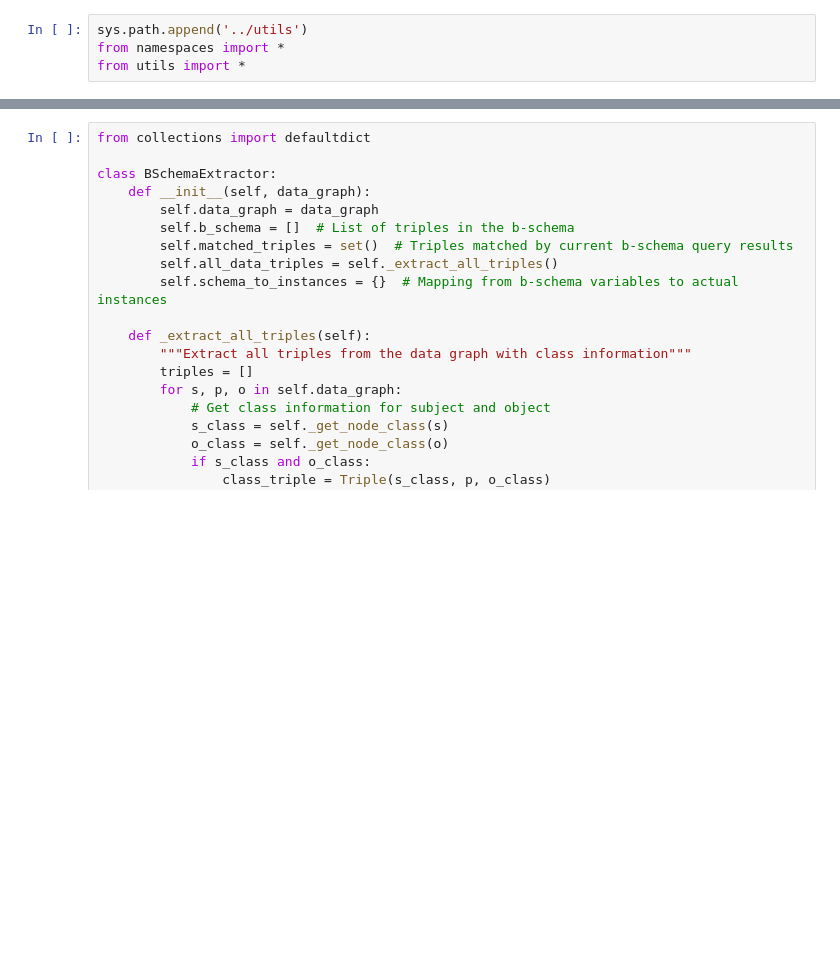
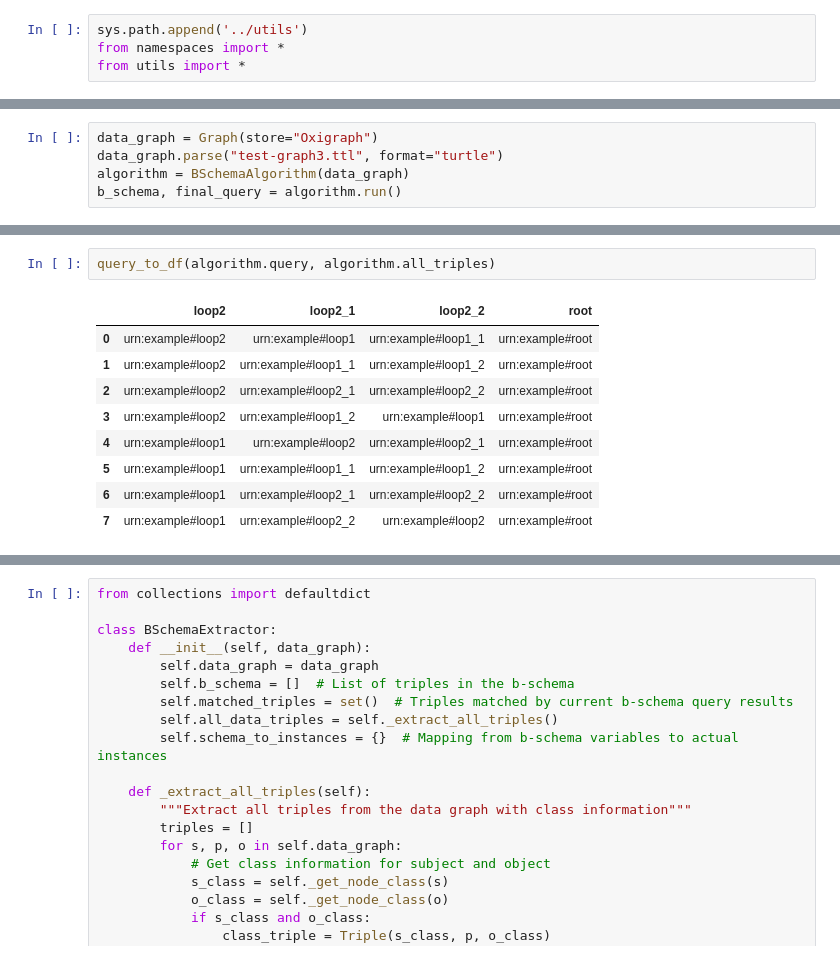
Before and after one commit to lazlop/graph-pattern-id, a Jupyter notebook: from-data-graph/algo.ipynb, the cells around one changed output, grey strips where cells are left out. Saved outputs shown, nothing was run; the diff lists cells and outputs as text; blank space fills up the shorter version.

```diff
--- a/from-data-graph/algo.ipynb
+++ b/from-data-graph/algo.ipynb
@@ -99,0 +402,5 @@ class PatternQuery:
+# %%
+data_graph = Graph(store="Oxigraph")
+data_graph.parse("test-graph3.ttl", format="turtle")
+algorithm = BSchemaAlgorithm(data_graph)
+b_schema, final_query = algorithm.run()
@@ -99,0 +493,12 @@ class PatternQuery:
+# %%
+query_to_df(algorithm.query, algorithm.all_triples)
+# %% [output]
+|  | loop2 | loop2_1 | loop2_2 | root |
+| 0 | urn:example#loop2 | urn:example#loop1 | urn:example#loop1_1 | urn:example#root |
+| 1 | urn:example#loop2 | urn:example#loop1_1 | urn:example#loop1_2 | urn:example#root |
+| 2 | urn:example#loop2 | urn:example#loop2_1 | urn:example#loop2_2 | urn:example#root |
+| 3 | urn:example#loop2 | urn:example#loop1_2 | urn:example#loop1 | urn:example#root |
+| 4 | urn:example#loop1 | urn:example#loop2 | urn:example#loop2_1 | urn:example#root |
+| 5 | urn:example#loop1 | urn:example#loop1_1 | urn:example#loop1_2 | urn:example#root |
+| 6 | urn:example#loop1 | urn:example#loop2_1 | urn:example#loop2_2 | urn:example#root |
+| 7 | urn:example#loop1 | urn:example#loop2_2 | urn:example#loop2 | urn:example#root |
```
Also changed, not shown: parts of 57 cells of this notebook, 13 other files.
